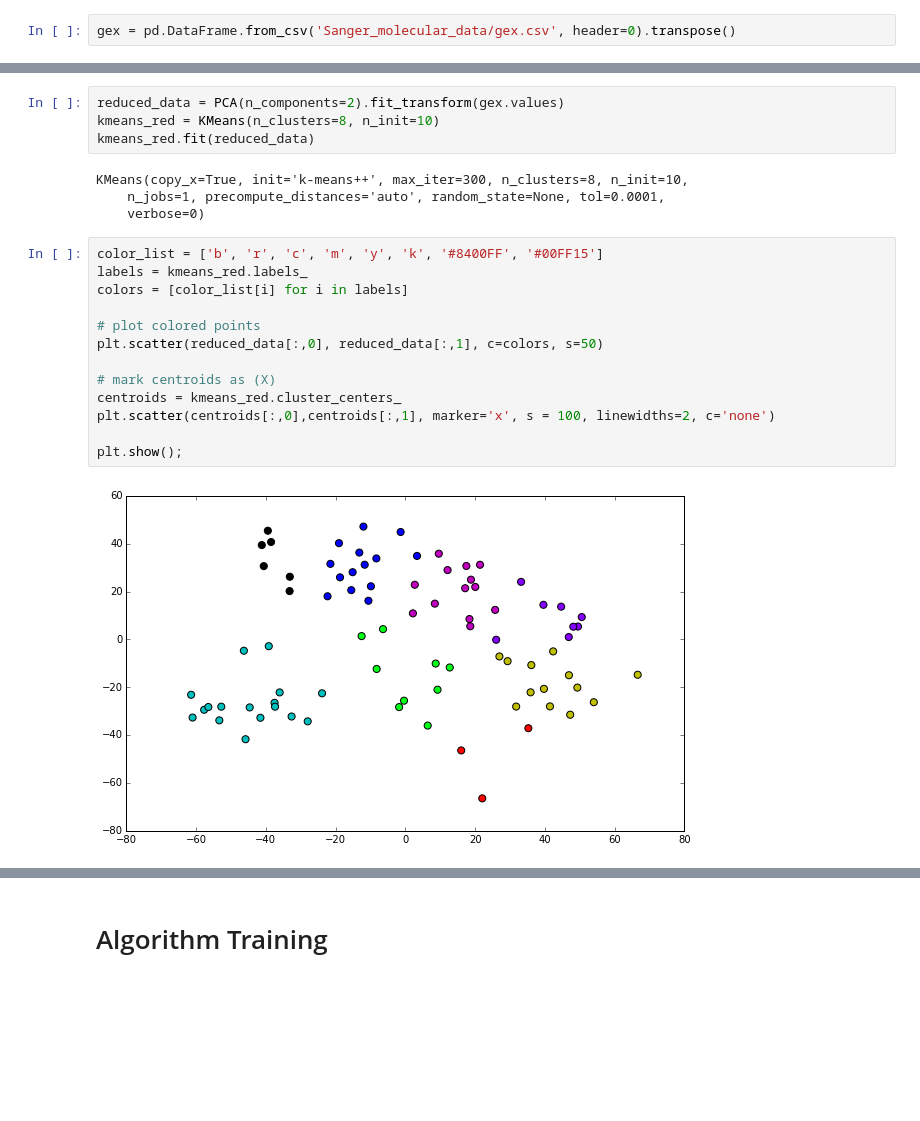
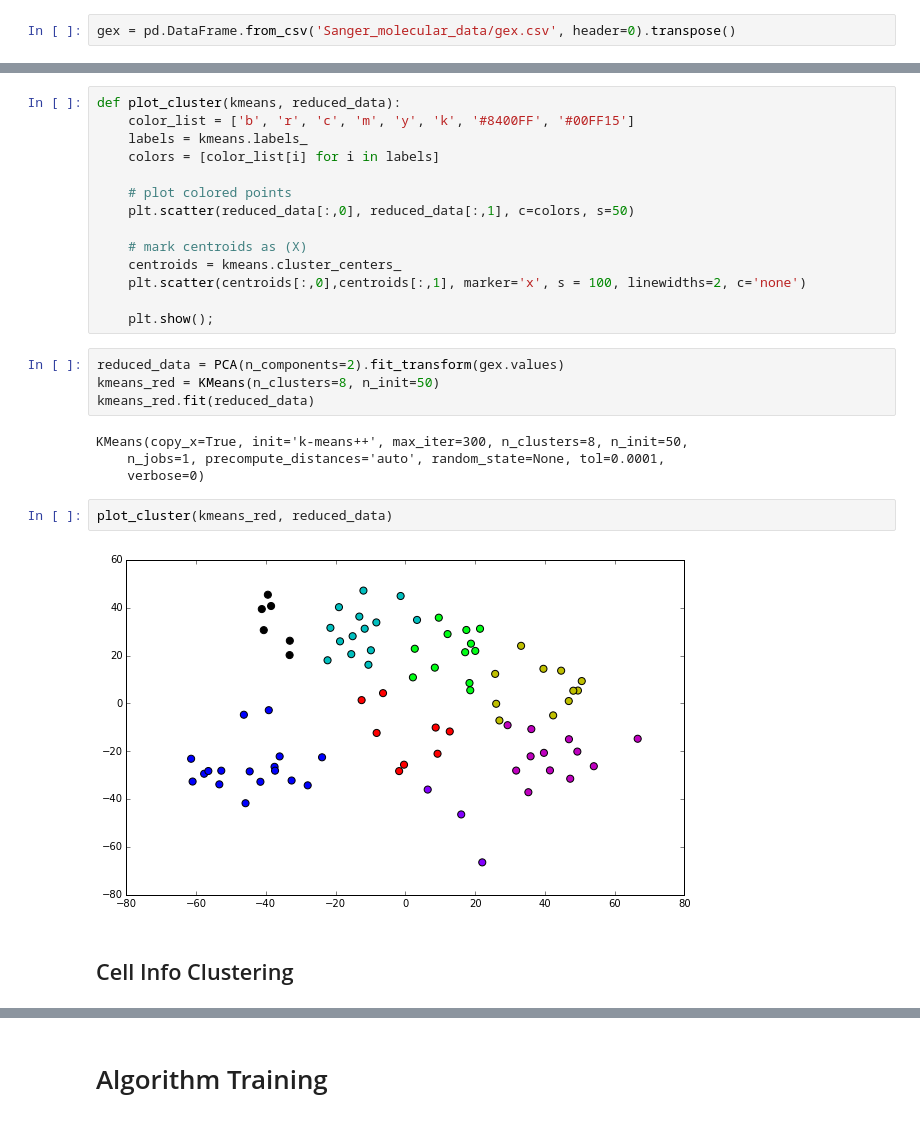
Before and after one commit to joycex99/drug-synergy-modeling, a Jupyter notebook: clustering.ipynb, the cells around one changed output, grey strips where cells are left out. Saved outputs shown, nothing was run; the diff lists cells and outputs as text; blank space fills up the shorter version.

```diff
--- a/clustering.ipynb
+++ b/clustering.ipynb
@@ -90,23 +64,28 @@ kmeans.labels_.shape
+# %%
+def plot_cluster(kmeans, reduced_data):
+    color_list = ['b', 'r', 'c', 'm', 'y', 'k', '#8400FF', '#00FF15']
+    labels = kmeans.labels_
+    colors = [color_list[i] for i in labels]
+
+    # plot colored points
+    plt.scatter(reduced_data[:,0], reduced_data[:,1], c=colors, s=50)
+
+    # mark centroids as (X)
+    centroids = kmeans.cluster_centers_
+    plt.scatter(centroids[:,0],centroids[:,1], marker='x', s = 100, linewidths=2, c='none')
+
+    plt.show();
 # %%
 reduced_data = PCA(n_components=2).fit_transform(gex.values)
-kmeans_red = KMeans(n_clusters=8, n_init=10)
+kmeans_red = KMeans(n_clusters=8, n_init=50)
 kmeans_red.fit(reduced_data)
 # %% [output]
-KMeans(copy_x=True, init='k-means++', max_iter=300, n_clusters=8, n_init=10,
+KMeans(copy_x=True, init='k-means++', max_iter=300, n_clusters=8, n_init=50,
     n_jobs=1, precompute_distances='auto', random_state=None, tol=0.0001,
     verbose=0)
-# %%
-color_list = ['b', 'r', 'c', 'm', 'y', 'k', '#8400FF', '#00FF15']
-labels = kmeans_red.labels_
-colors = [color_list[i] for i in labels]
-
-# plot colored points
-plt.scatter(reduced_data[:,0], reduced_data[:,1], c=colors, s=50)
-
-# mark centroids as (X)
-centroids = kmeans_red.cluster_centers_
-plt.scatter(centroids[:,0],centroids[:,1], marker='x', s = 100, linewidths=2, c='none')
-
-plt.show();
-# %% [output]
-[figure, removed]
+# %%
+plot_cluster(kmeans_red, reduced_data)
+# %% [output]
+[figure, added]
+# %% [markdown]
+## Cell Info Clustering
```
Also changed, not shown: parts of 60 cells of this notebook, 15 other files.
